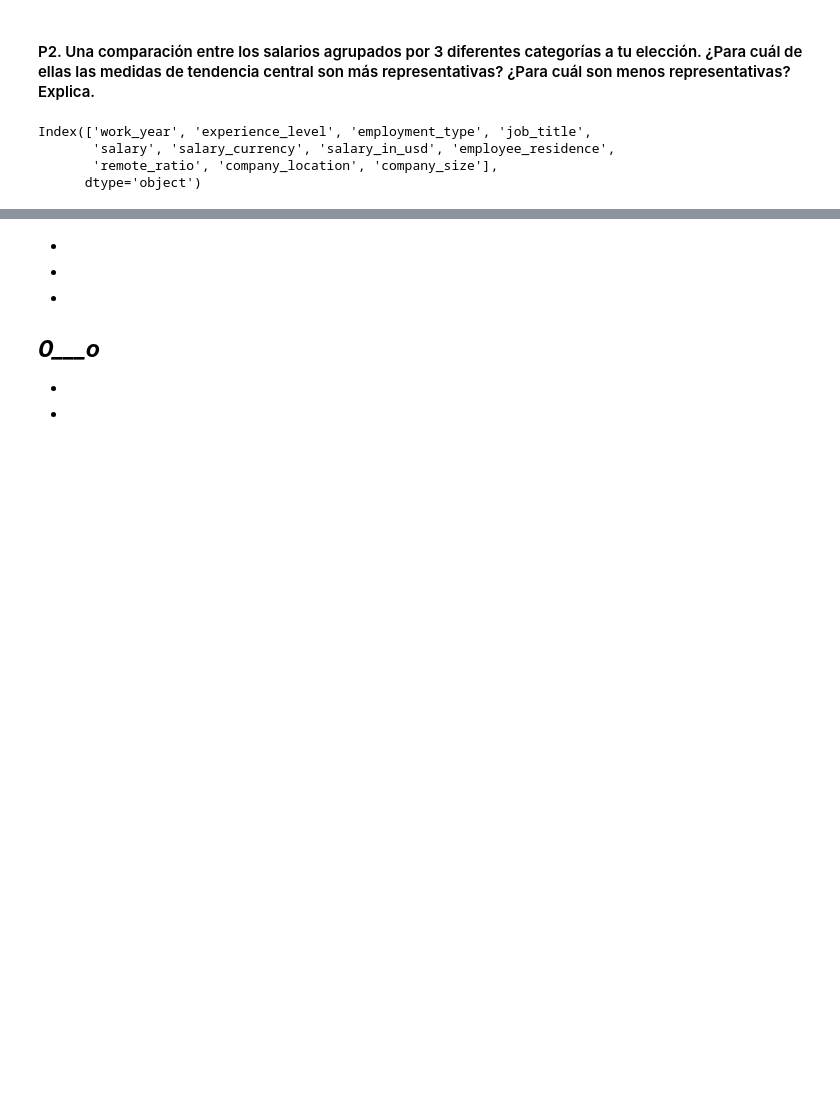
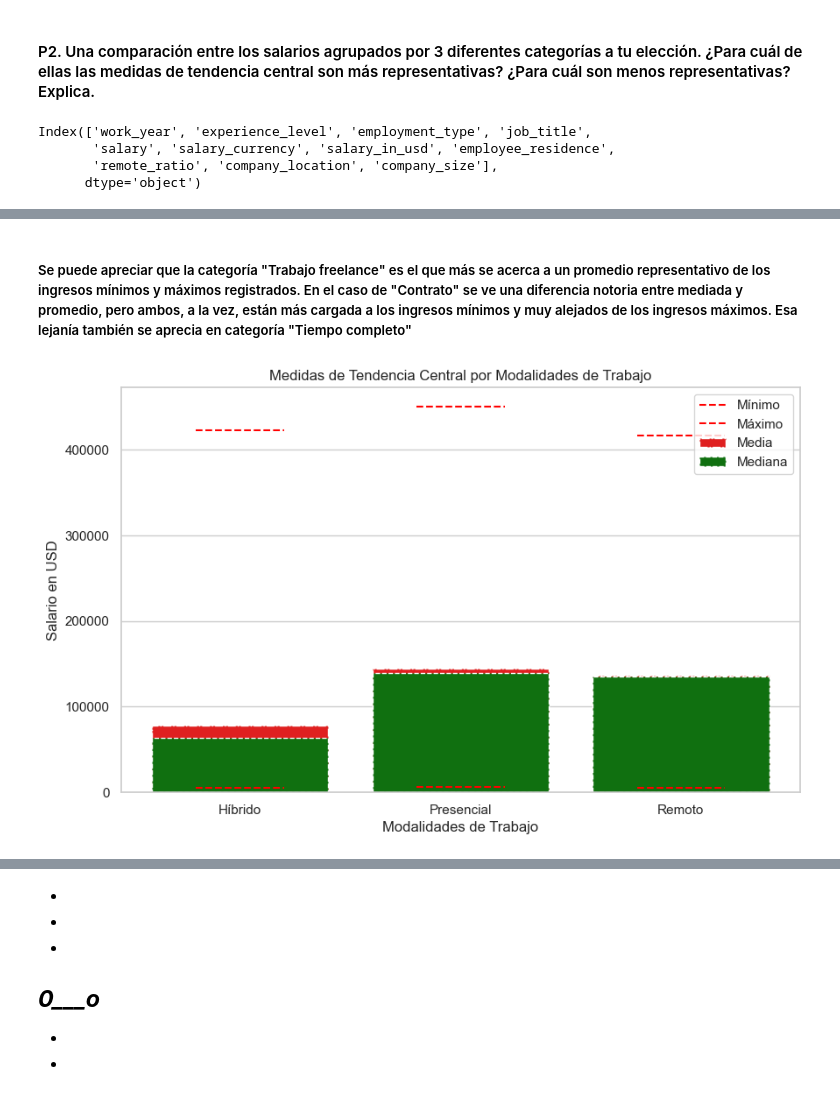
Before and after one commit to santoleal/data_science_homework, a Jupyter notebook: 4.ESTADISTICA PYTHON/DESAFIO1/Desafío - Estadística descriptiva y probabilidades (parte I).ipynb, the cells around one changed output, grey strips where cells are left out. Drawn from its saved outputs; the diff is of its cells as text; code cells hidden in the pictures; blank space fills up the shorter version.

```diff
--- a/4.ESTADISTICA PYTHON/DESAFIO1/Desafío - Estadística descriptiva y probabilidades (parte I).ipynb
+++ b/4.ESTADISTICA PYTHON/DESAFIO1/Desafío - Estadística descriptiva y probabilidades (parte I).ipynb
@@ -350,0 +228,4 @@ The `ci` parameter is deprecated. Use `errorbar=None` for the same effect.
+# %%
+mtc_remote_ratio = medidas_centrales_columna('remote_ratio')
+
+mtc_remote_ratio
@@ -350,0 +263,6 @@ The `ci` parameter is deprecated. Use `errorbar=None` for the same effect.
+# %% [markdown]
+##### Se puede apreciar que la categoría "Trabajo freelance" es el que más se acerca a un promedio representativo de los ingresos mínimos y máximos registrados. En el caso de "Contrato" se ve una diferencia notoria entre mediada y promedio, pero ambos, a la vez, están más cargada a los ingresos mínimos y muy alejados de los ingresos máximos. Esa lejanía también se aprecia en categoría "Tiempo completo"
+# %%
+grafico_medidas_centrales_columna(mtc_remote_ratio)
+# %% [output]
+[figure, added]
```
Also changed, not shown: parts of 36 cells of this notebook.
